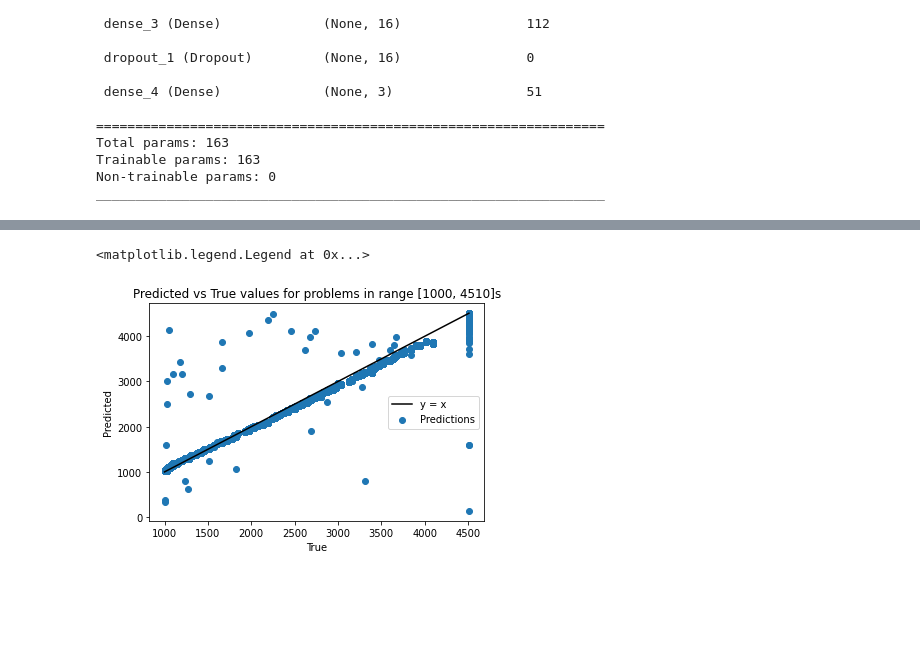
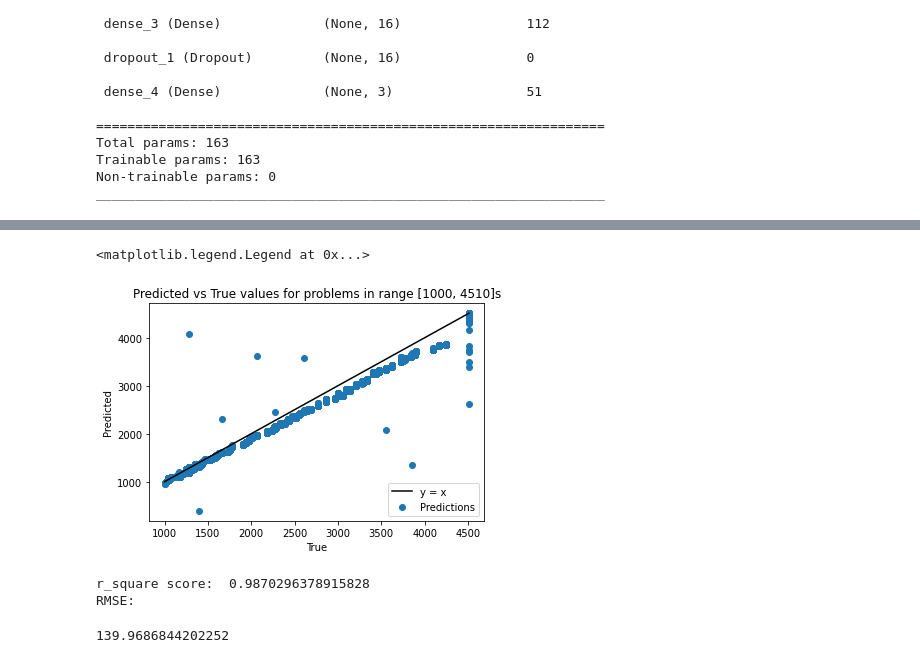
Before and after one commit to harel-coffee/pouw-auto, a Jupyter notebook: NEWNEW_MIXED.ipynb, the cells around one changed output, grey strips where cells are left out. Cells and saved outputs as stored; diff of their text form; code cells hidden in the pictures; blank space fills up the shorter version.

```diff
--- a/NEWNEW_MIXED.ipynb
+++ b/NEWNEW_MIXED.ipynb
@@ -667,6 +678,8 @@ yy_temp = []
 predd_temp = []
 
 for i in range(len(yy)):
+  yy_final.append(yy[i])
+  predd_final.append(predd[i])
   if(yy[i]>=10 and yy[i]<1000):
     yy_temp.append(yy[i])
     predd_temp.append(predd[i])
@@ -775,9 +788,13 @@ from sklearn.preprocessing import StandardScaler
 sc = StandardScaler()
 sc2 = StandardScaler()
 
-X_train, X_test, y_train, y_test = train_test_split(X_modified, y, random_state=0, train_size = 0.83)
+X_train, X_test, y_train, y_test = train_test_split(X_modified, y, random_state=0, train_size = 0.9)
 #X_train, X_val, y_train, y_val = train_test_split(X_train, y_train, random_state=0, train_size = 0.83)
 
+
+for i in range(X_train.shape[0]):
+  if(y_train.iloc[i] > 10):
+    y_train.iloc[i] = 11
 
 X_train = sc.fit_transform(X_train)
 X_test_copy = X_test
@@ -843,6 +860,8 @@ yy_temp = []
 predd_temp = []
 
 for i in range(len(yy)):
+  yy_final.append(yy[i])
+  predd_final.append(predd[i])
   if(yy[i]<10):
     yy_temp.append(yy[i])
     predd_temp.append(predd[i])
@@ -955,7 +974,7 @@ from sklearn.preprocessing import StandardScaler
 sc = StandardScaler()
 sc2 = StandardScaler()
 
-X_train, X_test, y_train, y_test = train_test_split(X_modified, y, random_state=0, train_size = 0.83)
+X_train, X_test, y_train, y_test = train_test_split(X_modified, y, random_state=0, train_size = 0.9)
 #X_train, X_val, y_train, y_val = train_test_split(X_train, y_train, random_state=0, train_size = 0.83)
 
 
@@ -1021,21 +1040,41 @@ RMSE:
 # %%
 yy_temp = []
 predd_temp = []
 
 for i in range(len(yy)):
+  yy_final.append(yy[i])
+  predd_final.append(predd[i])
   if(yy[i]>1000):
     yy_temp.append(yy[i])
     predd_temp.append(predd[i])
 
 x = np.linspace(1000, 4510, 2000)
 y = x
 
 plt.title('Predicted vs True values for problems in range [1000, 4510]s')
 plt.xlabel('True')
 plt.ylabel('Predicted')
 plt.plot(x,y, color = 'black')
 plt.scatter(yy_temp, predd_temp)
 plt.legend(['y = x', 'Predictions'])
 # %% [output]
 <matplotlib.legend.Legend at 0x...>
-[figure, old version]
+[figure, new version]
+# %%
+print("r_square score: ", r2_score(yy_final, predd_final))
+#y_test = sc2.inverse_transform(y_test.reshape(-1,1))
+yy = np.array(yy_final)
+#yy = np.power(yy, 10)/10
+#prediction = sc2.inverse_transform(prediction.reshape(-1,1))
+predd = np.array(predd_final)
+#predd = np.power(predd, 10)/10
+
+from sklearn.metrics import mean_squared_error
+from math import sqrt
+
+print("RMSE:")
+sqrt(mean_squared_error(yy, predd))
+# %% [output]
+r_square score:  0.9870296378915828
+RMSE:
+139.9686844202252
```
Also changed, not shown: parts of 27 cells of this notebook.
